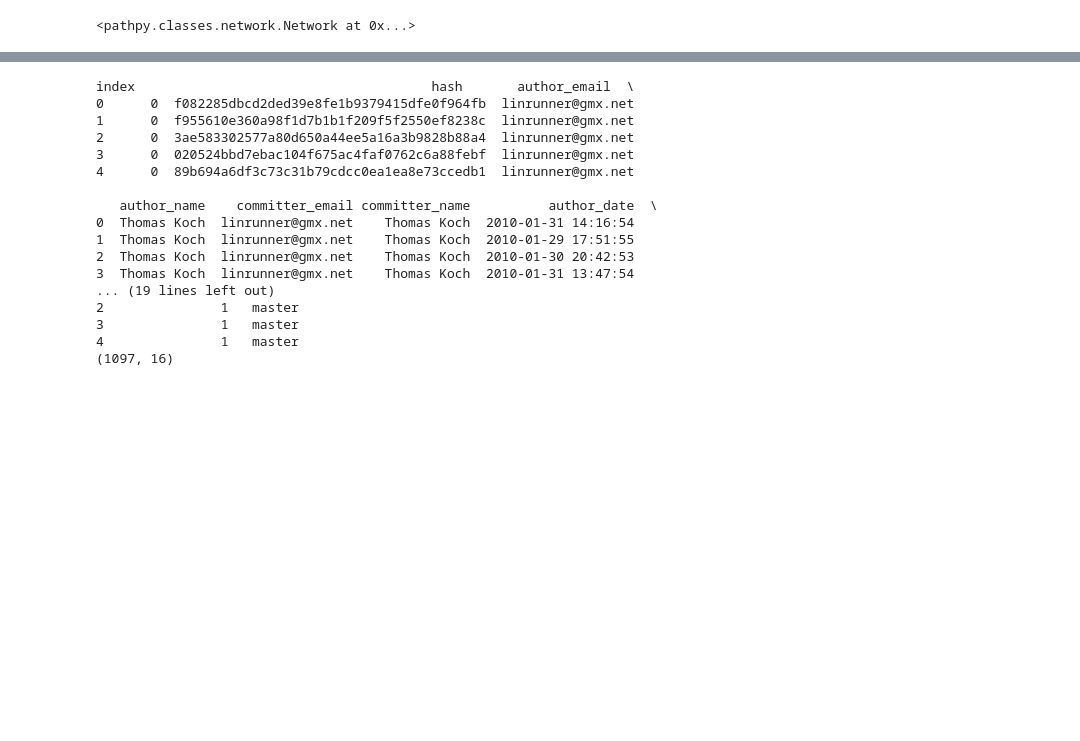
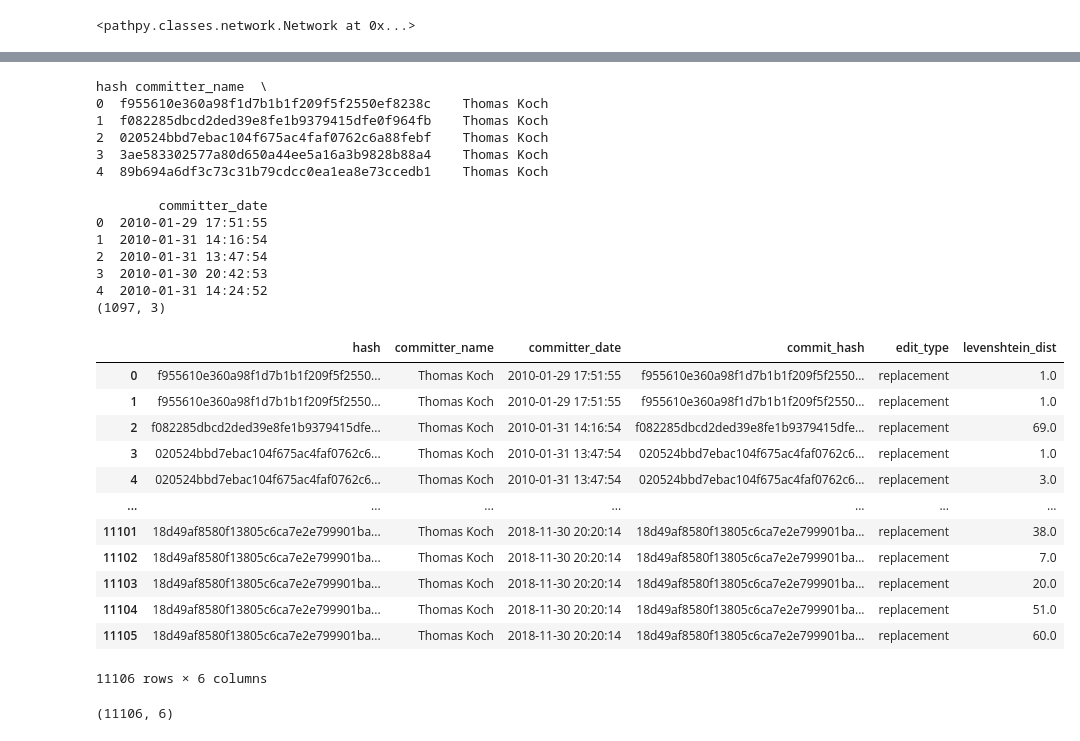
Before and after one commit to MJimitater/data-science, a Jupyter notebook: main.ipynb, the cells around one changed output, grey strips where cells are left out. Cells and saved outputs as stored; diff of their text form; code cells hidden in the pictures; blank space fills up the shorter version.

Commit message:
merged dataframes

```diff
--- a/main.ipynb
+++ b/main.ipynb
@@ -180,27 +191,30 @@ commit_hash    edit_type  levenshtein_dist
 # %%
+#select only subparts of the database:
+#in particular: subparts of table "commits":
 query2 = """
-    SELECT * FROM commits
+    SELECT
+    hash,
+    committer_name,
+    committer_date
+    FROM commits
 """
-
+#turn into pandas dataframe:
 df2 = pd.read_sql_query(query2, con=con)
 
 print(df2.head())
 print(df2.shape)
 # %% [output]
-index                                      hash       author_email  \
-0      0  f082285dbcd2ded39e8fe1b9379415dfe0f964fb  linrunner@gmx.net
-1      0  f955610e360a98f1d7b1b1f209f5f2550ef8238c  linrunner@gmx.net
-2      0  3ae583302577a80d650a44ee5a16a3b9828b88a4  linrunner@gmx.net
-3      0  020524bbd7ebac104f675ac4faf0762c6a88febf  linrunner@gmx.net
-4      0  89b694a6df3c73c31b79cdcc0ea1ea8e73ccedb1  linrunner@gmx.net
+hash committer_name  \
+0  f955610e360a98f1d7b1b1f209f5f2550ef8238c    Thomas Koch
+1  f082285dbcd2ded39e8fe1b9379415dfe0f964fb    Thomas Koch
+2  020524bbd7ebac104f675ac4faf0762c6a88febf    Thomas Koch
+3  3ae583302577a80d650a44ee5a16a3b9828b88a4    Thomas Koch
+4  89b694a6df3c73c31b79cdcc0ea1ea8e73ccedb1    Thomas Koch
 
-   author_name    committer_email committer_name          author_date  \
-0  Thomas Koch  linrunner@gmx.net    Thomas Koch  2010-01-31 14:16:54
-1  Thomas Koch  linrunner@gmx.net    Thomas Koch  2010-01-29 17:51:55
-2  Thomas Koch  linrunner@gmx.net    Thomas Koch  2010-01-30 20:42:53
-3  Thomas Koch  linrunner@gmx.net    Thomas Koch  2010-01-31 13:47:54
-... (19 lines left out)
-2               1   master
-3               1   master
-4               1   master
-(1097, 16)
+        committer_date
+0  2010-01-29 17:51:55
+1  2010-01-31 14:16:54
+2  2010-01-31 13:47:54
+3  2010-01-30 20:42:53
+4  2010-01-31 14:24:52
+(1097, 3)
@@ -206,0 +228,23 @@ index                                      hash       author_email  \
+# %%
+#merge dataframes:
+
+data = df2.merge(df1, left_on='hash', right_on='commit_hash')
+data
+# %% [output]
+|  | hash | committer_name | committer_date | commit_hash | edit_type | levenshtein_dist |
+| 0 | f955610e360a98f1d7b1b1f209f5f2550... | Thomas Koch | 2010-01-29 17:51:55 | f955610e360a98f1d7b1b1f209f5f2550... | replacement | 1.0 |
+| 1 | f955610e360a98f1d7b1b1f209f5f2550... | Thomas Koch | 2010-01-29 17:51:55 | f955610e360a98f1d7b1b1f209f5f2550... | replacement | 1.0 |
+| 2 | f082285dbcd2ded39e8fe1b9379415dfe... | Thomas Koch | 2010-01-31 14:16:54 | f082285dbcd2ded39e8fe1b9379415dfe... | replacement | 69.0 |
+| 3 | 020524bbd7ebac104f675ac4faf0762c6... | Thomas Koch | 2010-01-31 13:47:54 | 020524bbd7ebac104f675ac4faf0762c6... | replacement | 1.0 |
+| 4 | 020524bbd7ebac104f675ac4faf0762c6... | Thomas Koch | 2010-01-31 13:47:54 | 020524bbd7ebac104f675ac4faf0762c6... | replacement | 3.0 |
+| ... | ... | ... | ... | ... | ... | ... |
+| 11101 | 18d49af8580f13805c6ca7e2e799901ba... | Thomas Koch | 2018-11-30 20:20:14 | 18d49af8580f13805c6ca7e2e799901ba... | replacement | 38.0 |
+| 11102 | 18d49af8580f13805c6ca7e2e799901ba... | Thomas Koch | 2018-11-30 20:20:14 | 18d49af8580f13805c6ca7e2e799901ba... | replacement | 7.0 |
+| 11103 | 18d49af8580f13805c6ca7e2e799901ba... | Thomas Koch | 2018-11-30 20:20:14 | 18d49af8580f13805c6ca7e2e799901ba... | replacement | 20.0 |
+| 11104 | 18d49af8580f13805c6ca7e2e799901ba... | Thomas Koch | 2018-11-30 20:20:14 | 18d49af8580f13805c6ca7e2e799901ba... | replacement | 51.0 |
+| 11105 | 18d49af8580f13805c6ca7e2e799901ba... | Thomas Koch | 2018-11-30 20:20:14 | 18d49af8580f13805c6ca7e2e799901ba... | replacement | 60.0 |
+11106 rows × 6 columns
+# %%
+print(data.shape)
+# %% [output]
+(11106, 6)
```
Also changed, not shown: parts of 7 cells of this notebook, 3 other files.
